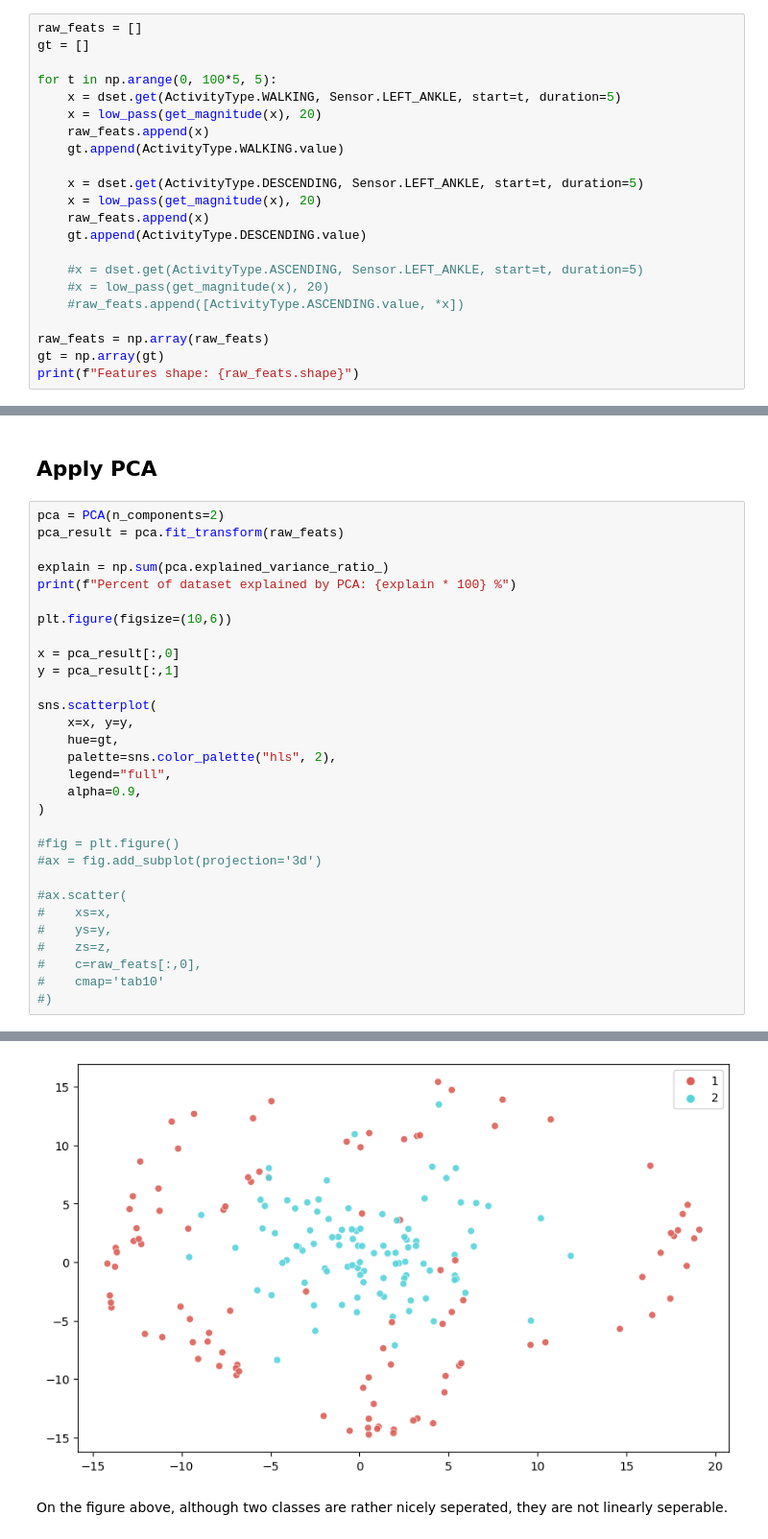
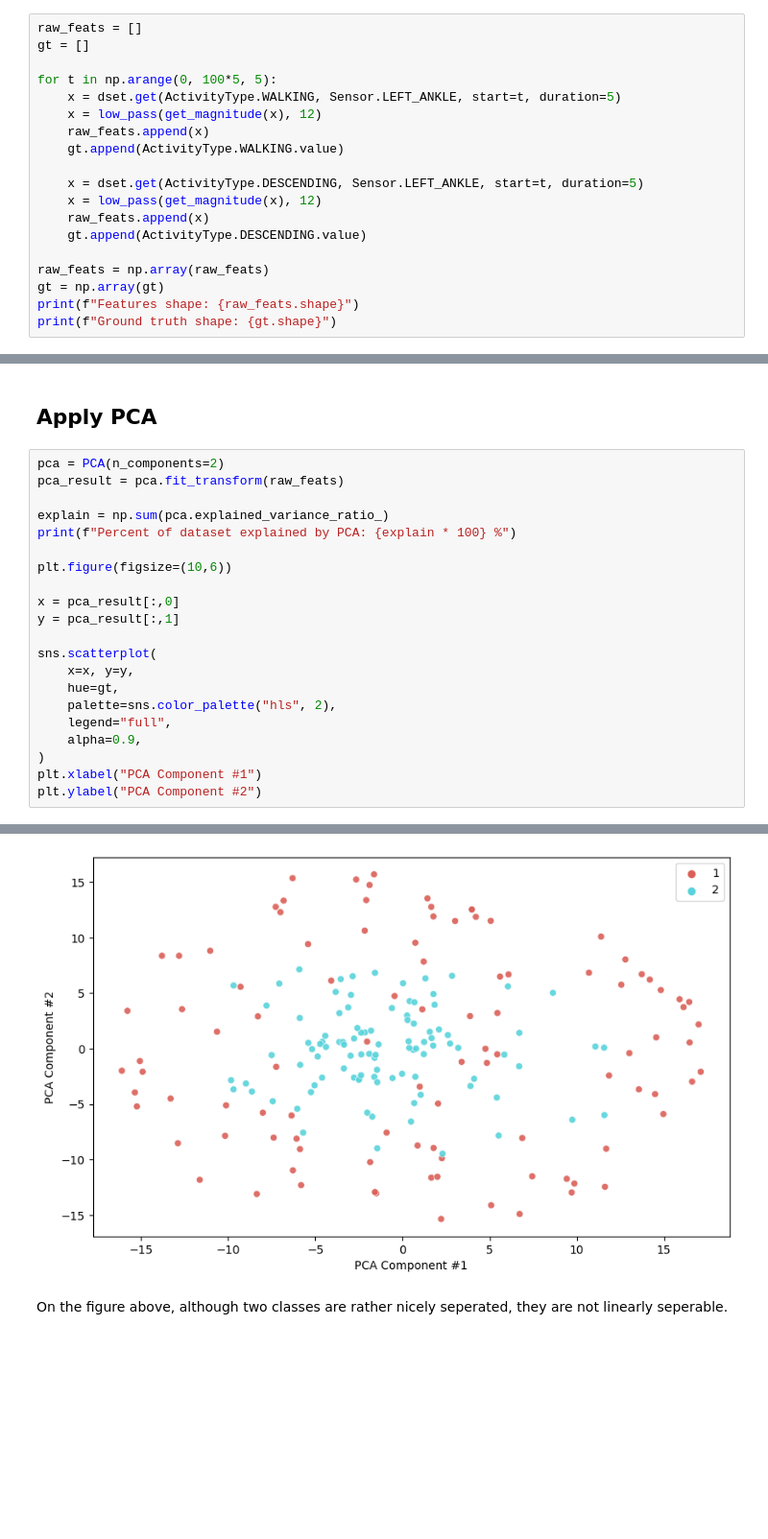
Before and after one commit to yalda-amirsoleymani/har-dataset-processing, a Jupyter notebook: processing.ipynb, the cells around one changed output, grey strips where cells are left out. Shown at 96% size. Drawn from its saved outputs; the diff is of its cells as text; blank space fills up the shorter version.

Commit message:
Annotating plots

```diff
--- a/processing.ipynb
+++ b/processing.ipynb
@@ -307,21 +294,18 @@ gt = []
 
 for t in np.arange(0, 100*5, 5):
     x = dset.get(ActivityType.WALKING, Sensor.LEFT_ANKLE, start=t, duration=5)
-    x = low_pass(get_magnitude(x), 20)
+    x = low_pass(get_magnitude(x), 12)
     raw_feats.append(x)
     gt.append(ActivityType.WALKING.value)
 
     x = dset.get(ActivityType.DESCENDING, Sensor.LEFT_ANKLE, start=t, duration=5)
-    x = low_pass(get_magnitude(x), 20)
+    x = low_pass(get_magnitude(x), 12)
     raw_feats.append(x)
     gt.append(ActivityType.DESCENDING.value)
-
-    #x = dset.get(ActivityType.ASCENDING, Sensor.LEFT_ANKLE, start=t, duration=5)
-    #x = low_pass(get_magnitude(x), 20)
-    #raw_feats.append([ActivityType.ASCENDING.value, *x])
 
 raw_feats = np.array(raw_feats)
 gt = np.array(gt)
 print(f"Features shape: {raw_feats.shape}")
+print(f"Ground truth shape: {gt.shape}")
 # %% [output]
 Features shape: (200, 500)
@@ -346,15 +331,6 @@ sns.scatterplot(
     legend="full",
     alpha=0.9,
 )
-
-#fig = plt.figure()
-#ax = fig.add_subplot(projection='3d')
-
-#ax.scatter(
-#    xs=x,
-#    ys=y,
-#    zs=z,
-#    c=raw_feats[:,0],
-#    cmap='tab10'
-#)
+plt.xlabel("PCA Component #1")
+plt.ylabel("PCA Component #2")
 # %% [output]
@@ -363,4 +339,4 @@ Percent of dataset explained by PCA: 20.240026144976557 %
-[figure, old version]
+[figure, new version]
 # %% [markdown]
 On the figure above, although two classes are rather nicely seperated, they are not linearly seperable.
 # %% [markdown]
```
Also changed, not shown: parts of 17 cells of this notebook.
